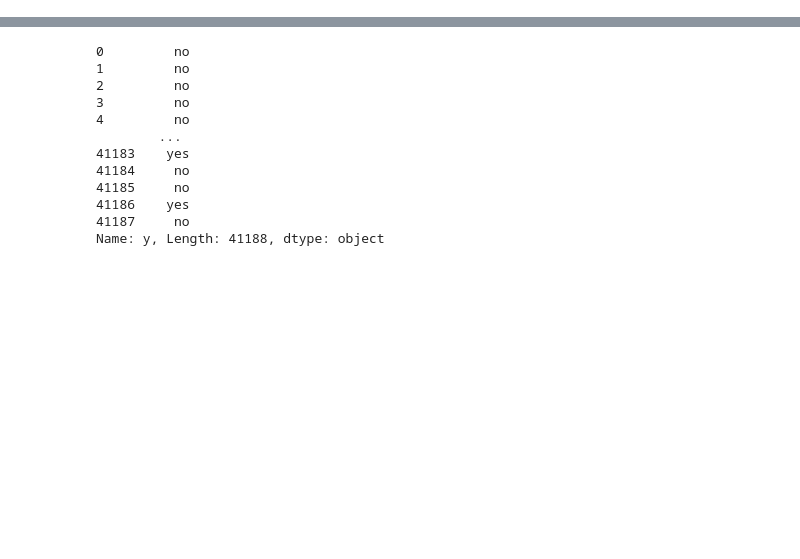
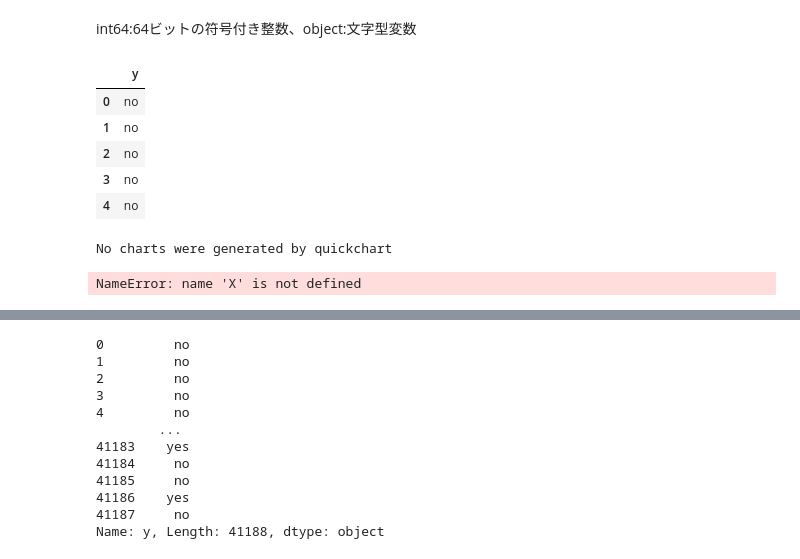
Before and after one commit to sugimotoh/classes, a Jupyter notebook: marketingmodels.ipynb, the cells around one changed output, grey strips where cells are left out. Drawn from its saved outputs; the diff is of its cells as text; code cells hidden in the pictures; blank space fills up the shorter version.

```diff
--- a/marketingmodels.ipynb
+++ b/marketingmodels.ipynb
@@ -2,0 +92,12 @@
+# %% [markdown]
+int64:64ビットの符号付き整数、object:文字型変数
+# %%
+y.head()
+# %% [output]
+|  | y |
+| 0 | no |
+| 1 | no |
+| 2 | no |
+| 3 | no |
+| 4 | no |
+No charts were generated by quickchart
@@ -2,0 +106,4 @@
+# %%
+len(X)
+# %% [output]
+NameError: name 'X' is not defined
```
Also changed, not shown: parts of 14 cells of this notebook.
